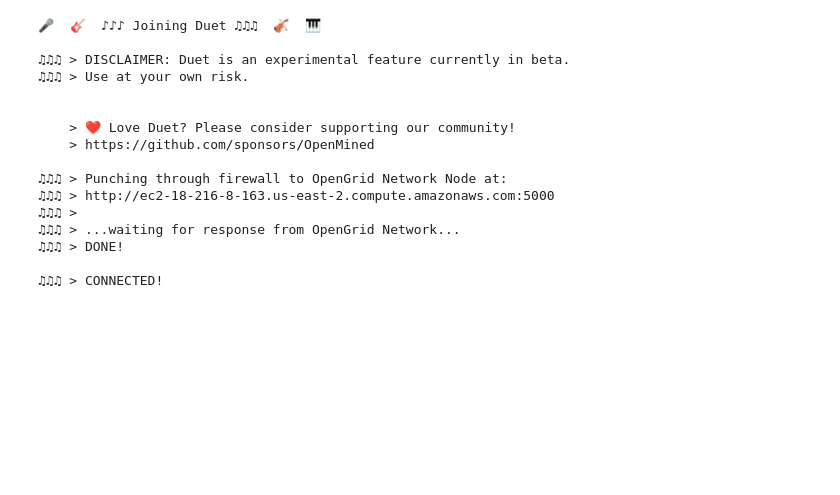
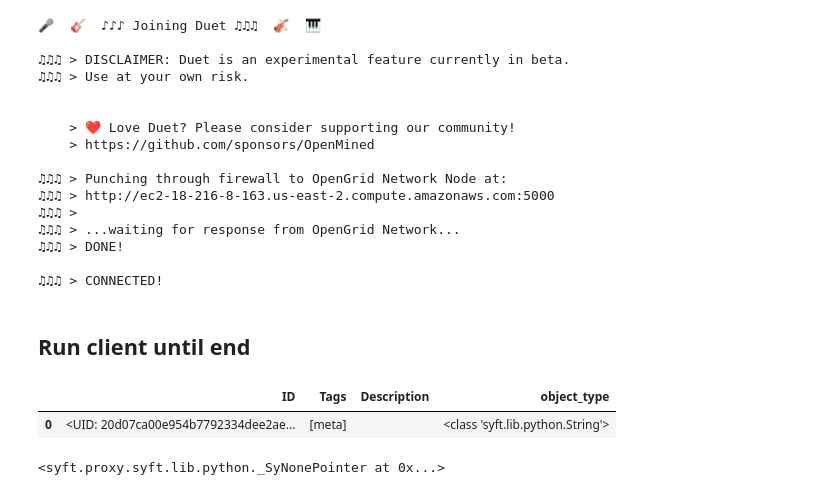
Before and after one commit to AbinavRavi/Federated-learning-MI, a Jupyter notebook: Server(DS).ipynb, the cells around one changed output. Saved outputs shown, nothing was run; the diff lists cells and outputs as text; code cells hidden in the pictures; blank space fills up the shorter version.

```diff
--- a/Server(DS).ipynb
+++ b/Server(DS).ipynb
@@ -23,3 +26,5 @@ duet = sy.join_duet(loopback=True)
 ♫♫♫ > DONE!
 
 ♫♫♫ > CONNECTED!
+# %% [markdown]
+## Run client until end
@@ -25,0 +33,16 @@ duet = sy.join_duet(loopback=True)
+# %%
+duet.store.pandas
+# %% [output]
+|  | ID | Tags | Description | object_type |
+| 0 | <UID: 20d07ca00e954b7792334dee2ae... | [meta] |  | <class 'syft.lib.python.String'> |
+# %%
+# create RemoteDataset object on remote side
+rds_ptr = duet.syft.core.remote_dataloader.RemoteDataset(meta_ptr)
+# create RemoteDataLoader object on remote side
+rdl_ptr = duet.syft.core.remote_dataloader.RemoteDataLoader(rds_ptr, batch_size=32)
+# call create_dataset to create the real Dataset object on remote side
+rdl_ptr.load_dataset()
+# call create_dataloader to create the real DataLoader object on remote side
+rdl_ptr.create_dataloader()
+# %% [output]
+<syft.proxy.syft.lib.python._SyNonePointer at 0x...>
```
Also changed, not shown: parts of 23 cells of this notebook, 3 other files.
